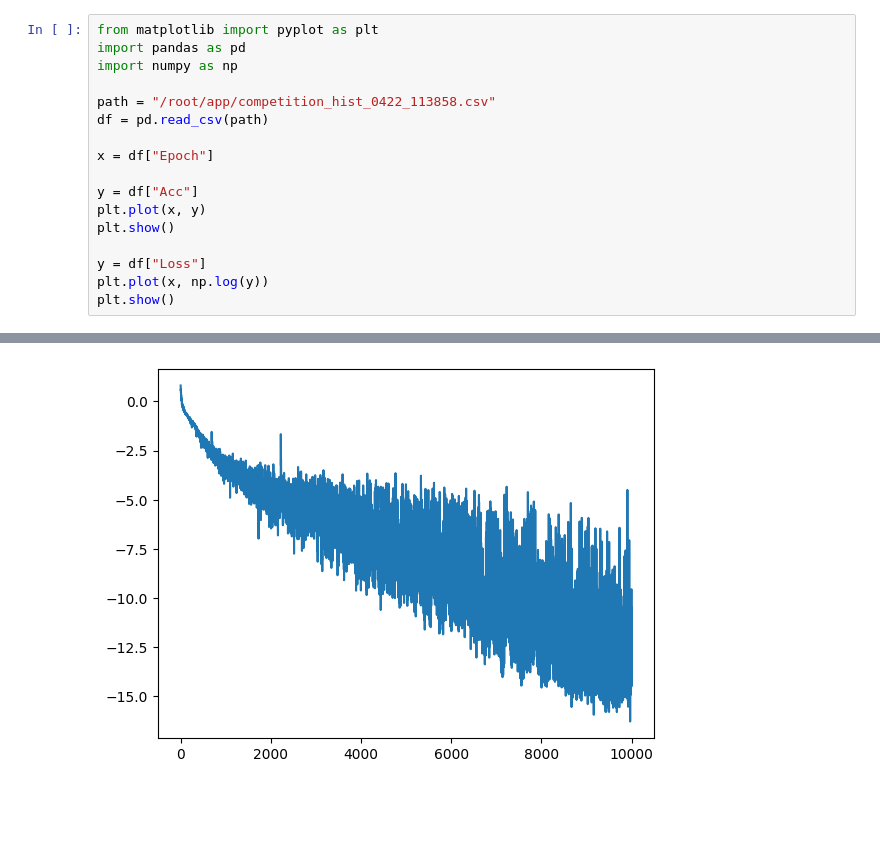
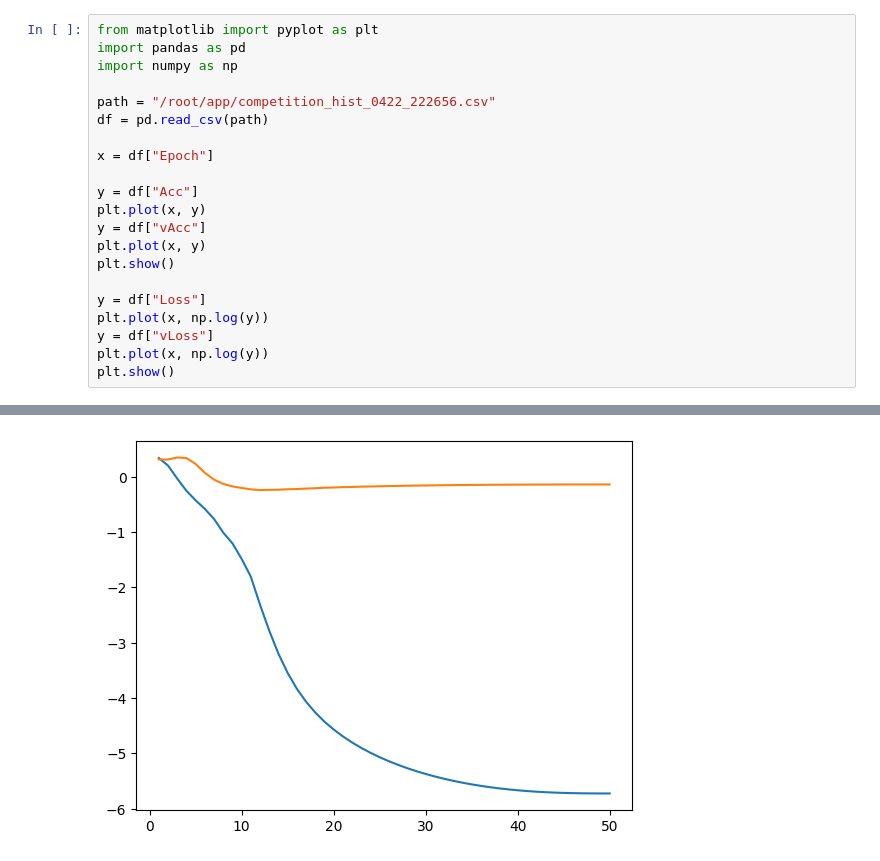
Before and after one commit to Tat1209/Research, a Jupyter notebook: utils/visualize.ipynb, the cells around one changed output, grey strips where cells are left out. Saved outputs shown, nothing was run; the diff lists cells and outputs as text; blank space fills up the shorter version.

```diff
--- a/utils/visualize.ipynb
+++ b/utils/visualize.ipynb
@@ -3,16 +3,20 @@ from matplotlib import pyplot as plt
 import pandas as pd
 import numpy as np
 
-path = "/root/app/competition_hist_0422_113858.csv"
+path = "/root/app/competition_hist_0422_222656.csv"
 df = pd.read_csv(path)
 
 x = df["Epoch"]
 
 y = df["Acc"]
 plt.plot(x, y)
+y = df["vAcc"]
+plt.plot(x, y)
 plt.show()
 
 y = df["Loss"]
 plt.plot(x, np.log(y))
+y = df["vLoss"]
+plt.plot(x, np.log(y))
 plt.show()
 # %% [output]
@@ -20 +24 @@ plt.show()
-[figure, old version]
+[figure, new version]
```
Also changed, not shown: parts of 1 cell of this notebook, 4 other files.
